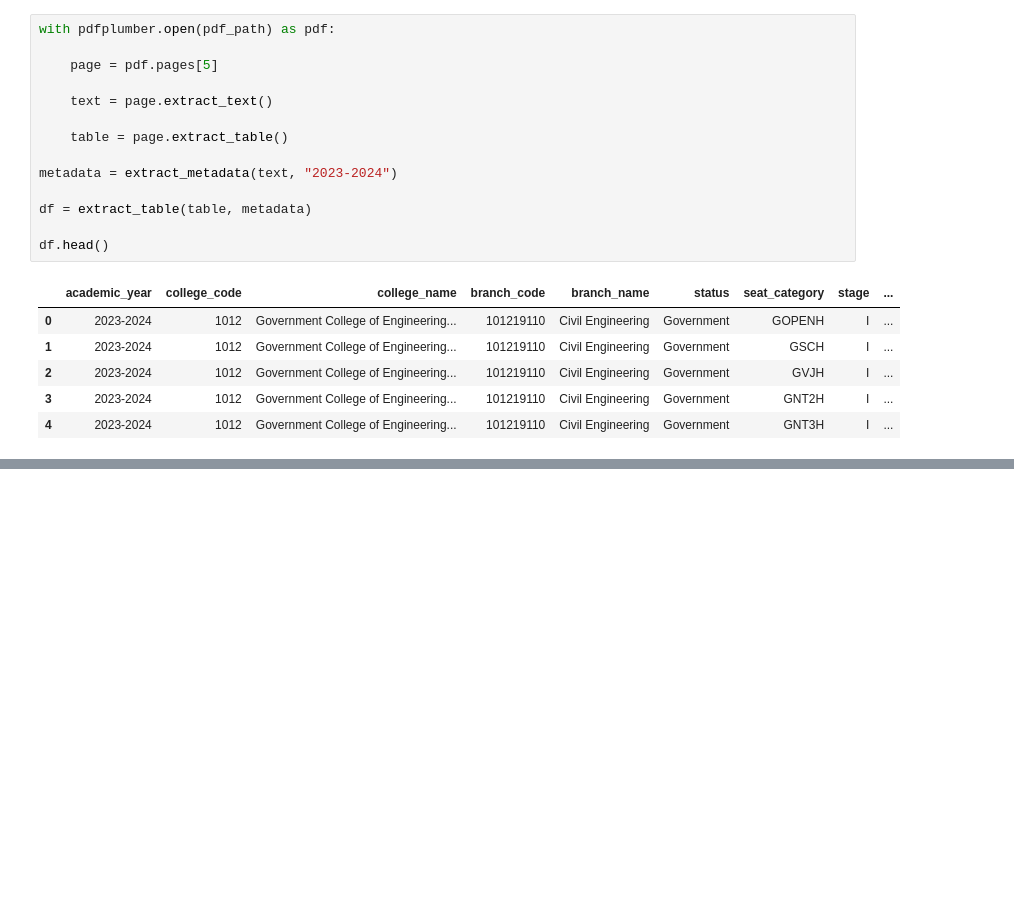
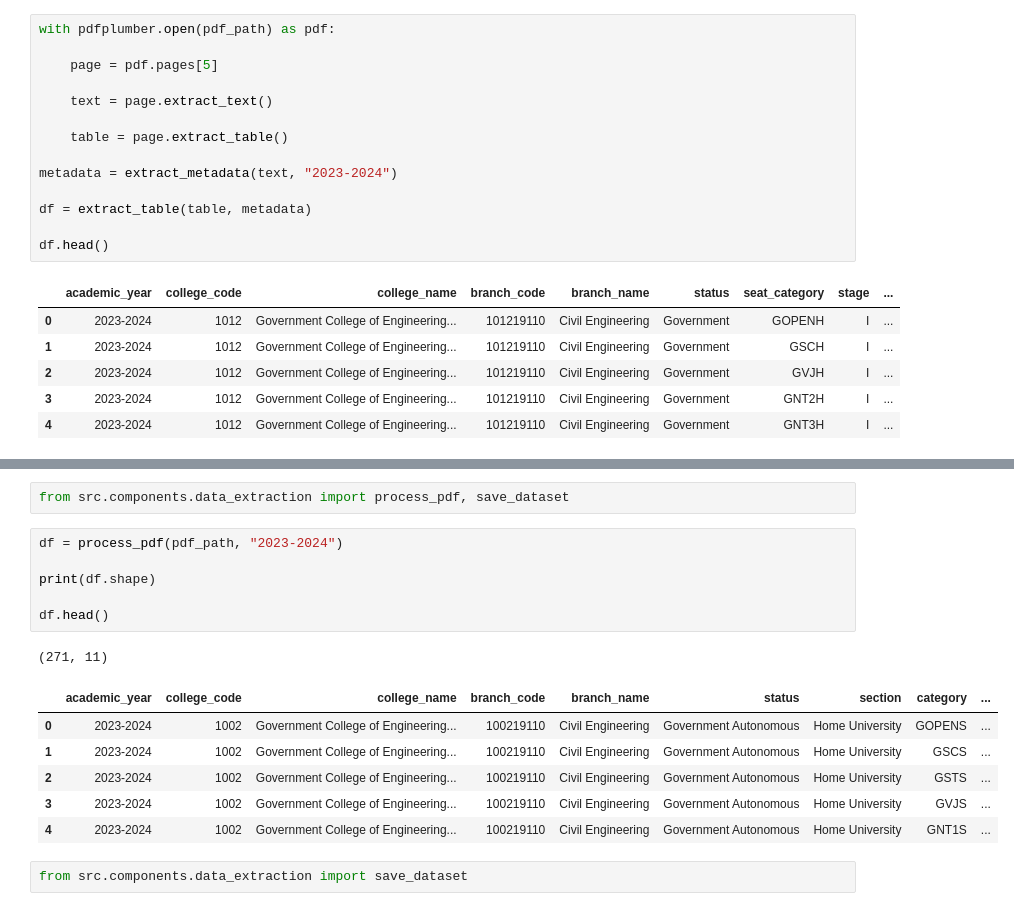
Before and after one commit to krishparmani/college-predictor, a Jupyter notebook: notebook/data_extraction.ipynb, the cells around one changed output, grey strips where cells are left out. Saved outputs shown, nothing was run; the diff lists cells and outputs as text; blank space fills up the shorter version.

```diff
--- a/notebook/data_extraction.ipynb
+++ b/notebook/data_extraction.ipynb
@@ -360,0 +552,18 @@ df.head()
+# %%
+from src.components.data_extraction import process_pdf, save_dataset
+# %%
+df = process_pdf(pdf_path, "2023-2024")
+
+print(df.shape)
+
+df.head()
+# %% [output]
+(271, 11)
+|  | academic_year | college_code | college_name | branch_code | branch_name | status | section | category | ... |
+| 0 | 2023-2024 | 1002 | Government College of Engineering... | 100219110 | Civil Engineering | Government Autonomous | Home University | GOPENS | ... |
+| 1 | 2023-2024 | 1002 | Government College of Engineering... | 100219110 | Civil Engineering | Government Autonomous | Home University | GSCS | ... |
+| 2 | 2023-2024 | 1002 | Government College of Engineering... | 100219110 | Civil Engineering | Government Autonomous | Home University | GSTS | ... |
+| 3 | 2023-2024 | 1002 | Government College of Engineering... | 100219110 | Civil Engineering | Government Autonomous | Home University | GVJS | ... |
+| 4 | 2023-2024 | 1002 | Government College of Engineering... | 100219110 | Civil Engineering | Government Autonomous | Home University | GNT1S | ... |
+# %%
+from src.components.data_extraction import save_dataset
```
Also changed, not shown: parts of 39 cells of this notebook, 5 other files.
